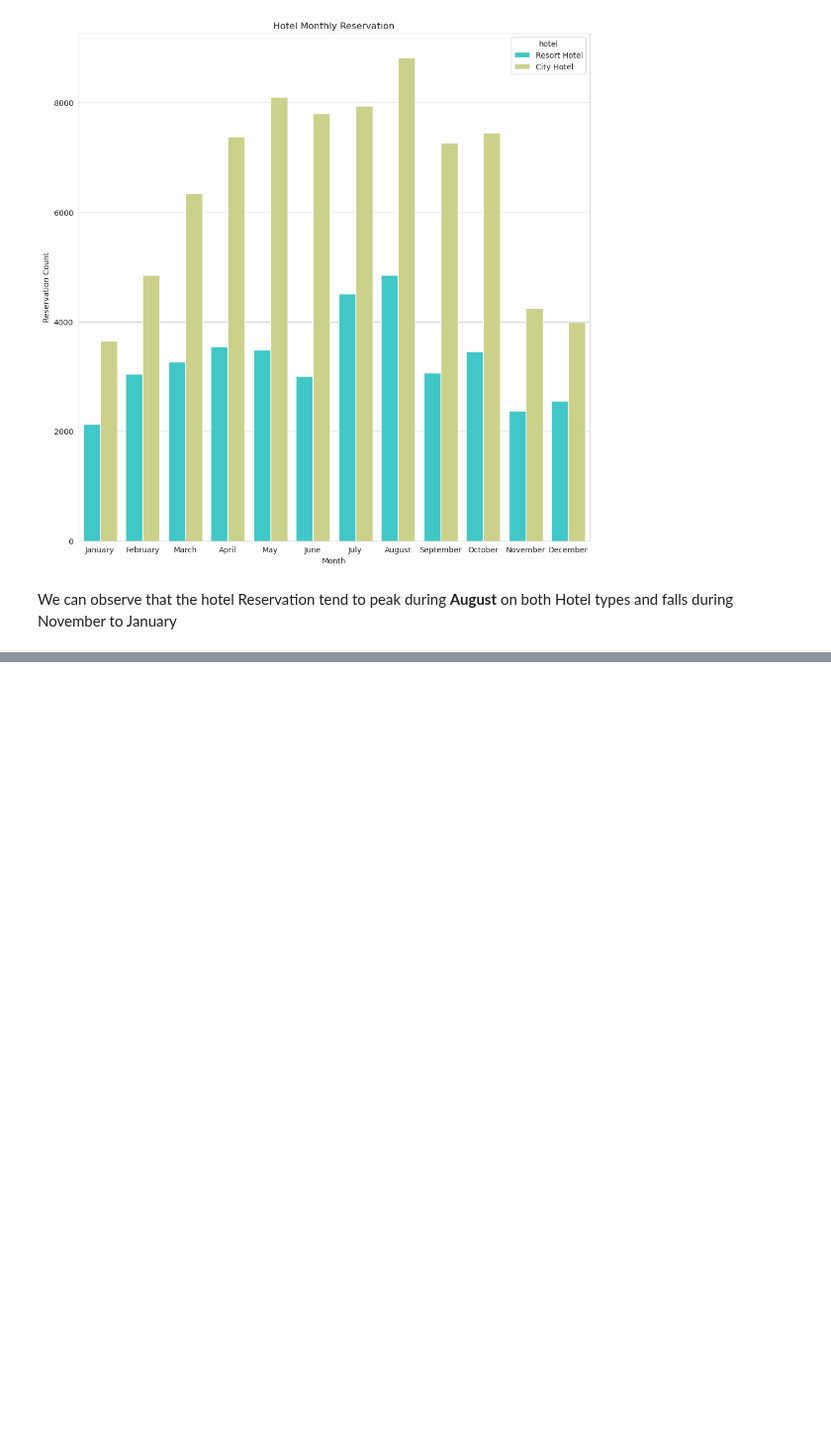
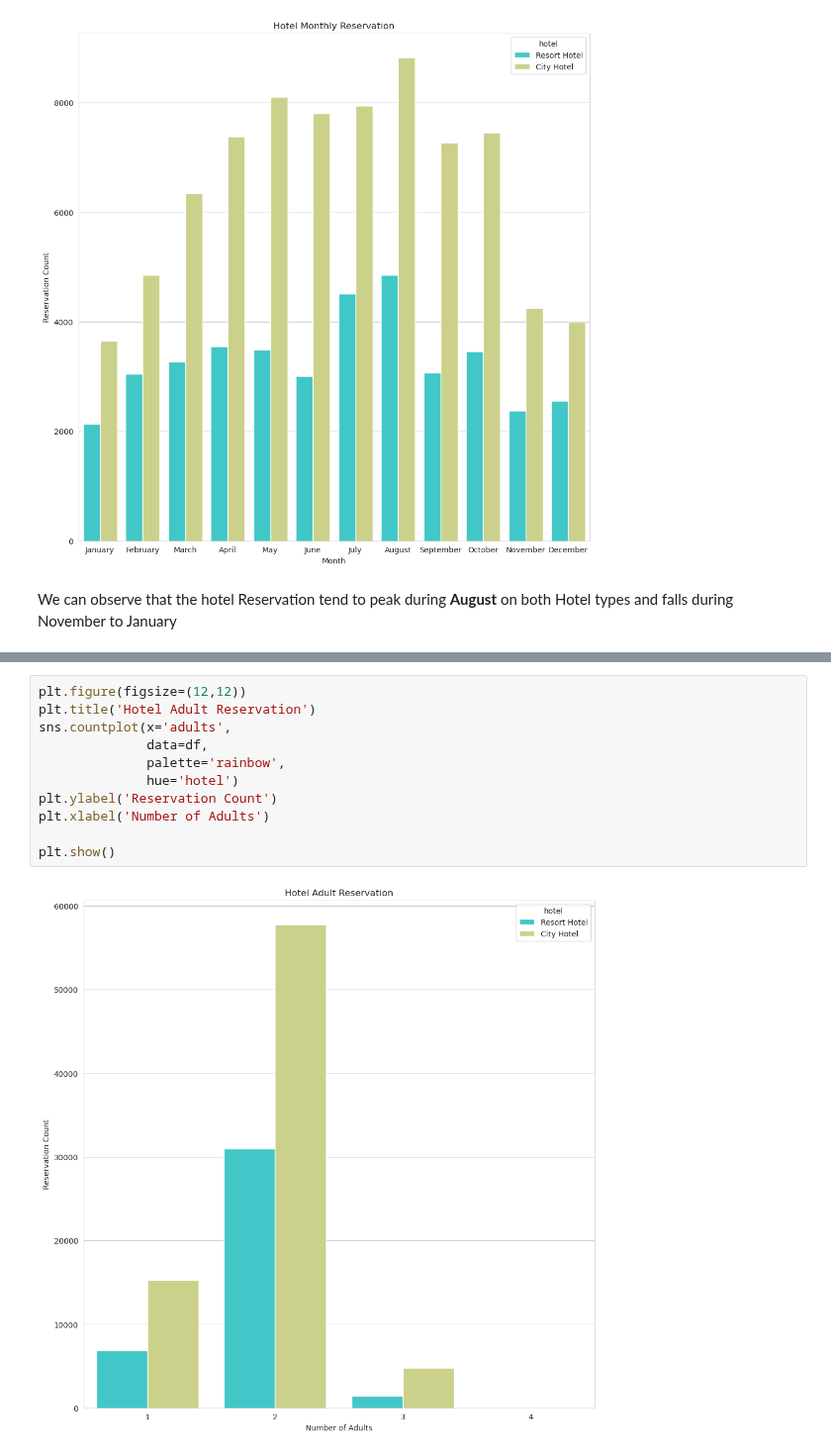
Before and after one commit to andazi/goal-data-science, a Jupyter notebook: Master Data Analysis with Python/Hotel booking EDA.ipynb, the cells around one changed output, grey strips where cells are left out. Shown at 99% size. Drawn from its saved outputs; the diff is of its cells as text; blank space fills up the shorter version.

```diff
--- a/Master Data Analysis with Python/Hotel booking EDA.ipynb
+++ b/Master Data Analysis with Python/Hotel booking EDA.ipynb
@@ -538,0 +526,13 @@ Plotting the Adult reservation and number if families with children
+# %%
+plt.figure(figsize=(12,12))
+plt.title('Hotel Adult Reservation')
+sns.countplot(x='adults',
+              data=df,
+              palette='rainbow',
+              hue='hotel')
+plt.ylabel('Reservation Count')
+plt.xlabel('Number of Adults')
+
+plt.show()
+# %% [output]
+[figure, added]
```
Also changed, not shown: parts of 22 cells of this notebook.
